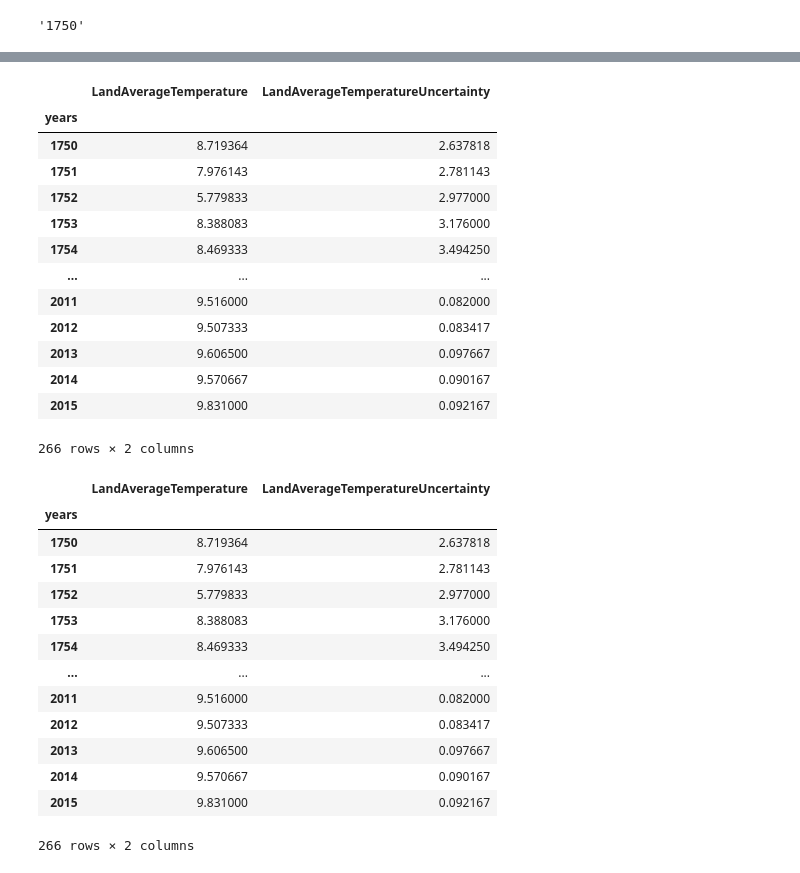
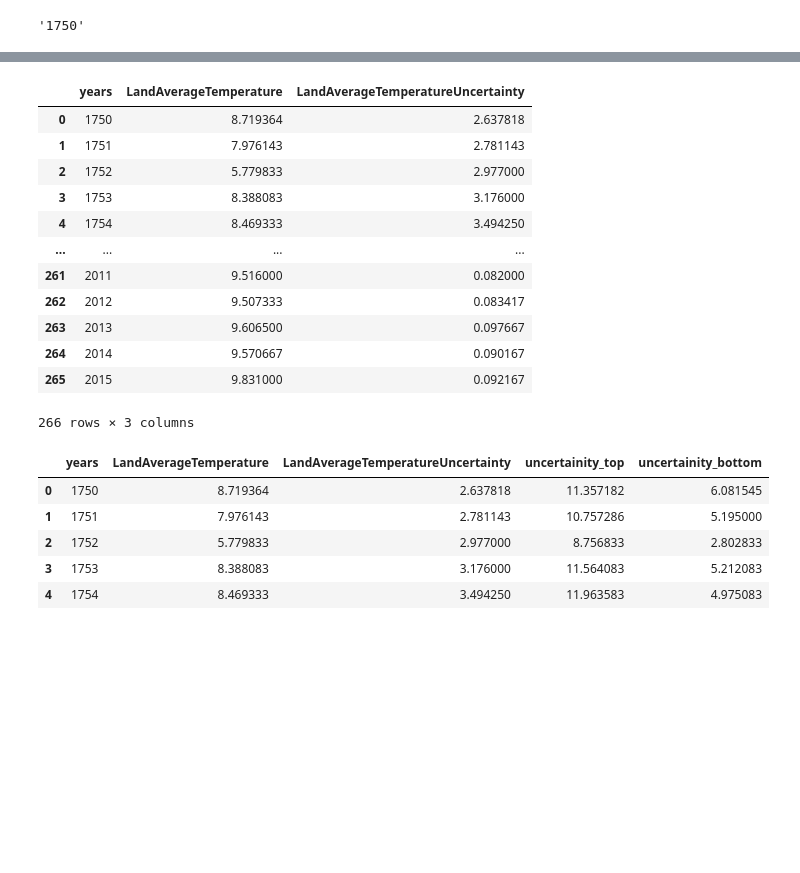
Before and after one commit to BlitzenPrancer/Predicting-Temperature-of-Different-Cities-using-Time-Series-Analysis, a Jupyter notebook: main.ipynb, the cells around one changed output, grey strips where cells are left out. Saved outputs shown, nothing was run; the diff lists cells and outputs as text; code cells hidden in the pictures; blank space fills up the shorter version.

```diff
--- a/main.ipynb
+++ b/main.ipynb
@@ -37,42 +37,33 @@ global_temp.head()
 # %%
 # on basis of years grouping the data
 # and converting it into a dataframe using reset_index()
-data = global_temp.groupby('years').agg({'LandAverageTemperature' : 'mean', 'LandAverageTemperatureUncertainty' : 'mean'})
+data = global_temp.groupby('years').agg({'LandAverageTemperature': 'mean', 'LandAverageTemperatureUncertainty': 'mean'}).reset_index()
 # %%
 data
 # %% [output]
-|  | LandAverageTemperature | LandAverageTemperatureUncertainty |
-| years |  |  |
-| 1750 | 8.719364 | 2.637818 |
-| 1751 | 7.976143 | 2.781143 |
-| 1752 | 5.779833 | 2.977000 |
-| 1753 | 8.388083 | 3.176000 |
-| 1754 | 8.469333 | 3.494250 |
-| ... | ... | ... |
-| 2011 | 9.516000 | 0.082000 |
-| 2012 | 9.507333 | 0.083417 |
-| 2013 | 9.606500 | 0.097667 |
-| 2014 | 9.570667 | 0.090167 |
-| 2015 | 9.831000 | 0.092167 |
+|  | years | LandAverageTemperature | LandAverageTemperatureUncertainty |
+| 0 | 1750 | 8.719364 | 2.637818 |
+| 1 | 1751 | 7.976143 | 2.781143 |
+| 2 | 1752 | 5.779833 | 2.977000 |
+| 3 | 1753 | 8.388083 | 3.176000 |
+| 4 | 1754 | 8.469333 | 3.494250 |
+| ... | ... | ... | ... |
+| 261 | 2011 | 9.516000 | 0.082000 |
+| 262 | 2012 | 9.507333 | 0.083417 |
+| 263 | 2013 | 9.606500 | 0.097667 |
+| 264 | 2014 | 9.570667 | 0.090167 |
+| 265 | 2015 | 9.831000 | 0.092167 |
-266 rows × 2 columns
+266 rows × 3 columns
 # %%
 # adding derived attributes uncertainity_top and uncertainity_bottom
 data['uncertainity_top'] = data['LandAverageTemperature'] + data['LandAverageTemperatureUncertainty']
 data['uncertainity_bottom'] = data['LandAverageTemperature'] - data['LandAverageTemperatureUncertainty']
 # %%
-data
+data.head()
 # %% [output]
-|  | LandAverageTemperature | LandAverageTemperatureUncertainty |
-| years |  |  |
-| 1750 | 8.719364 | 2.637818 |
-| 1751 | 7.976143 | 2.781143 |
-| 1752 | 5.779833 | 2.977000 |
-| 1753 | 8.388083 | 3.176000 |
-| 1754 | 8.469333 | 3.494250 |
-| ... | ... | ... |
-| 2011 | 9.516000 | 0.082000 |
-| 2012 | 9.507333 | 0.083417 |
-| 2013 | 9.606500 | 0.097667 |
-| 2014 | 9.570667 | 0.090167 |
-| 2015 | 9.831000 | 0.092167 |
+|  | years | LandAverageTemperature | LandAverageTemperatureUncertainty | uncertainity_top | uncertainity_bottom |
+| 0 | 1750 | 8.719364 | 2.637818 | 11.357182 | 6.081545 |
+| 1 | 1751 | 7.976143 | 2.781143 | 10.757286 | 5.195000 |
+| 2 | 1752 | 5.779833 | 2.977000 | 8.756833 | 2.802833 |
+| 3 | 1753 | 8.388083 | 3.176000 | 11.564083 | 5.212083 |
+| 4 | 1754 | 8.469333 | 3.494250 | 11.963583 | 4.975083 |
-266 rows × 2 columns
```
Also changed, not shown: parts of 2 cells of this notebook.
